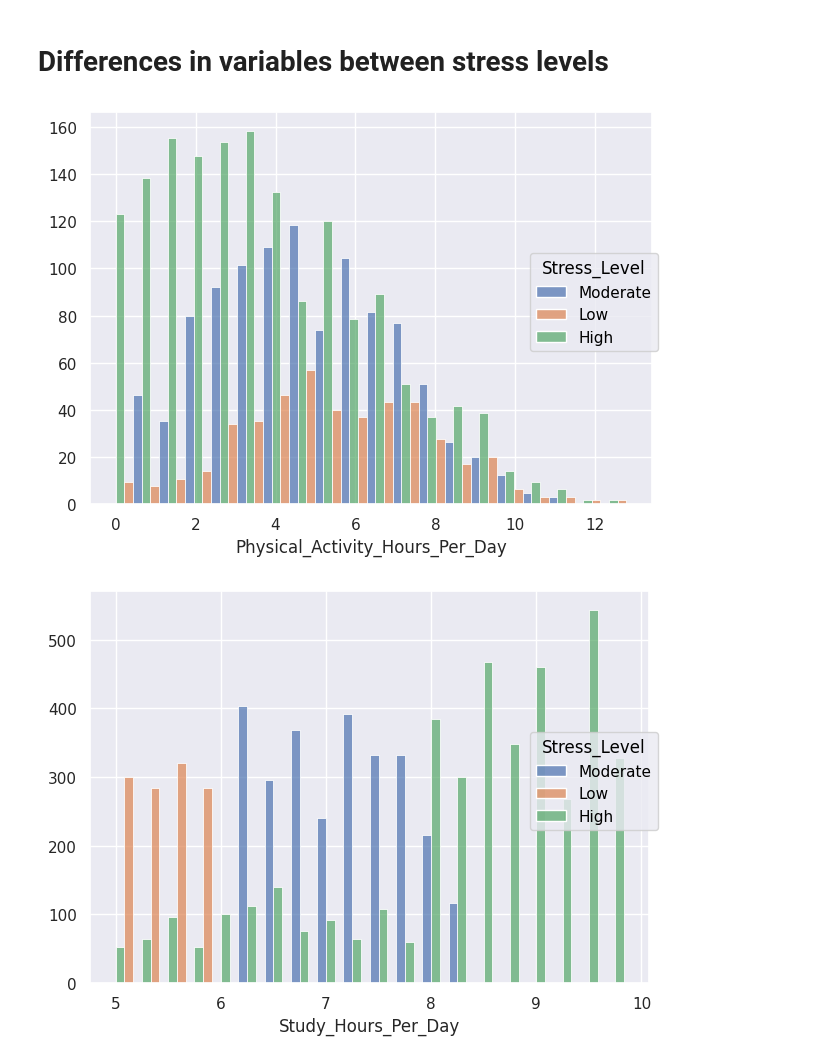
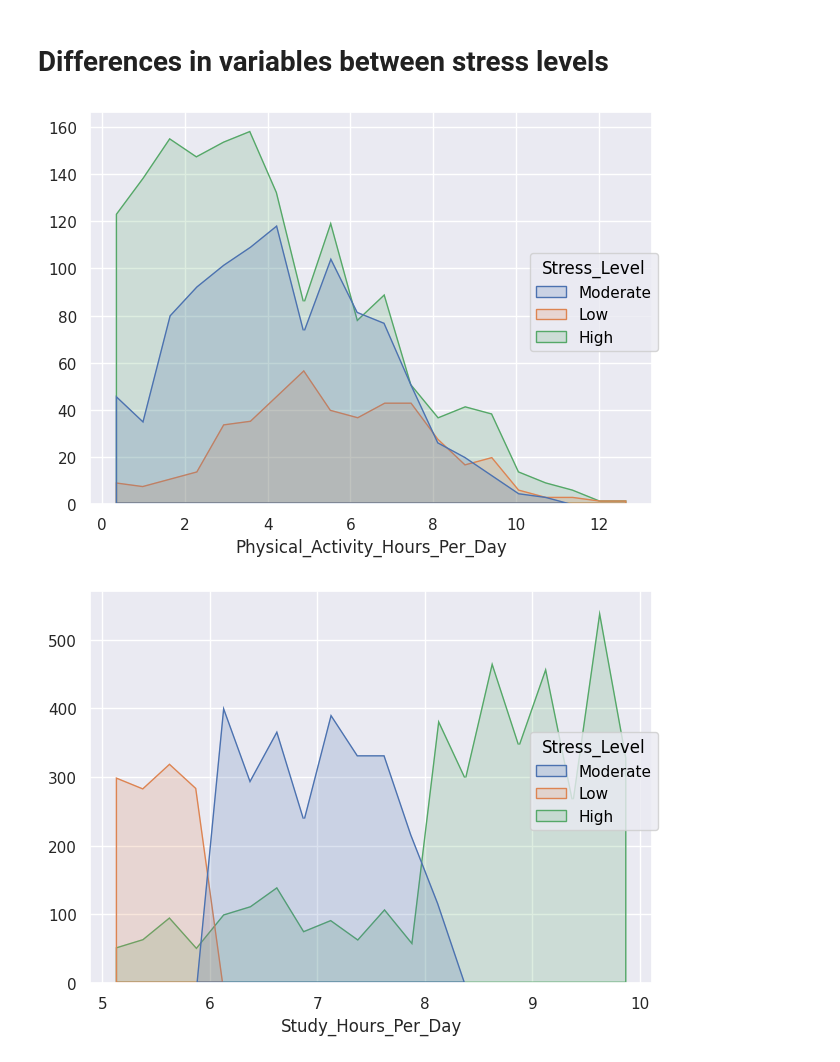
Before and after one commit to vramaiah/student-success-factors, a Jupyter notebook: student_success.ipynb, the cells around one changed output. Saved outputs shown, nothing was run; the diff lists cells and outputs as text; code cells hidden in the pictures.

```diff
--- a/student_success.ipynb
+++ b/student_success.ipynb
@@ -227,10 +224,10 @@ See the caveats in the documentation: https://pandas.pydata.org/pandas-docs/stab
 # %%
 for variable in [PHYSICAL, STUDY, SLEEP]:
     (
         so.Plot(data=df, x=variable, color=STRESS)
-        .add(so.Bars(), so.Hist(stat="frequency", bins=20), so.Dodge())
+        .add(so.Area(), so.Hist(stat="frequency", bins=20))
         .show()
     )
 # %% [output]
-[figure, old version]
+[figure, new version]
-[figure, old version]
+[figure, new version]
```
Also changed, not shown: parts of 3 cells of this notebook.
